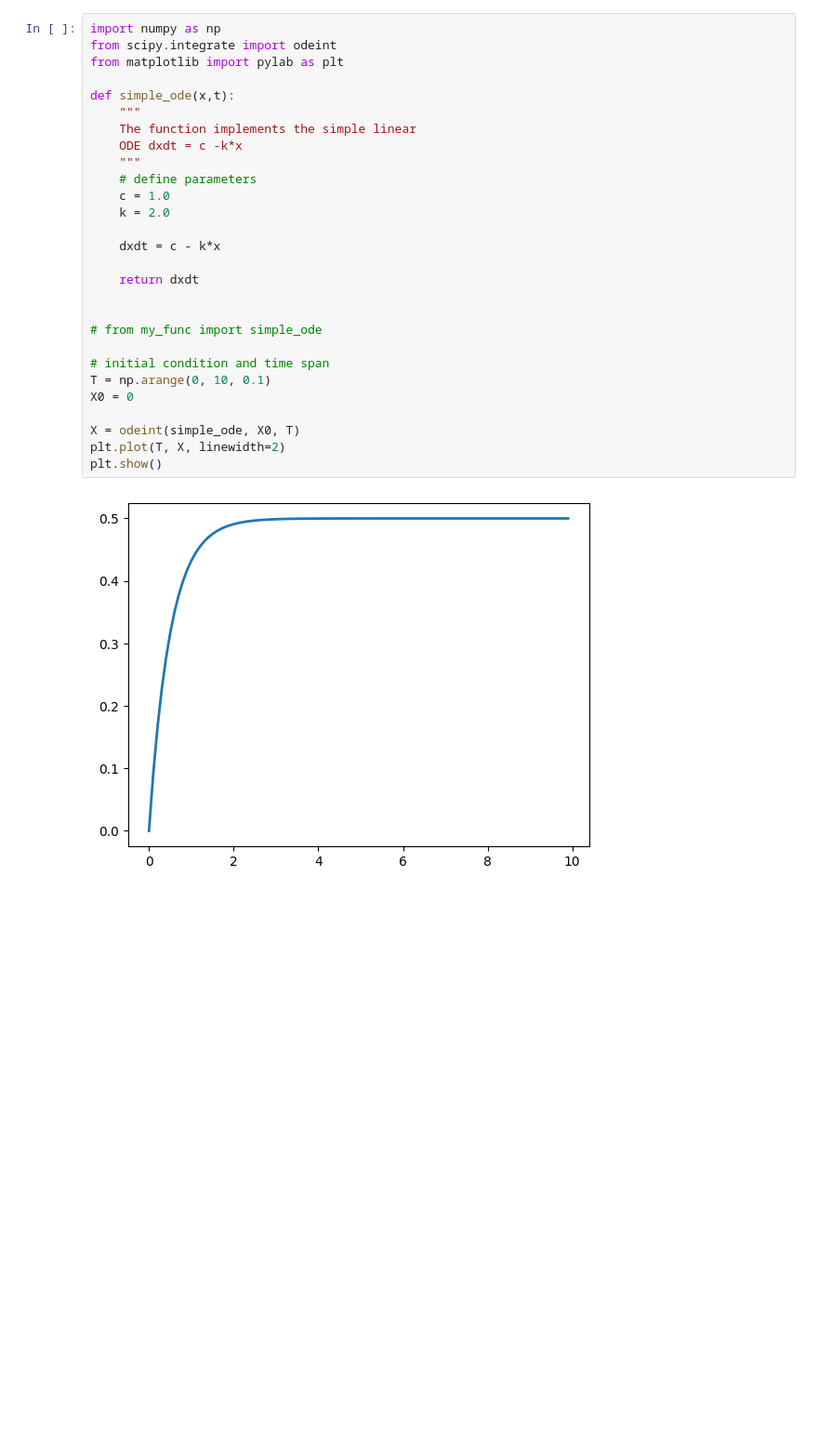
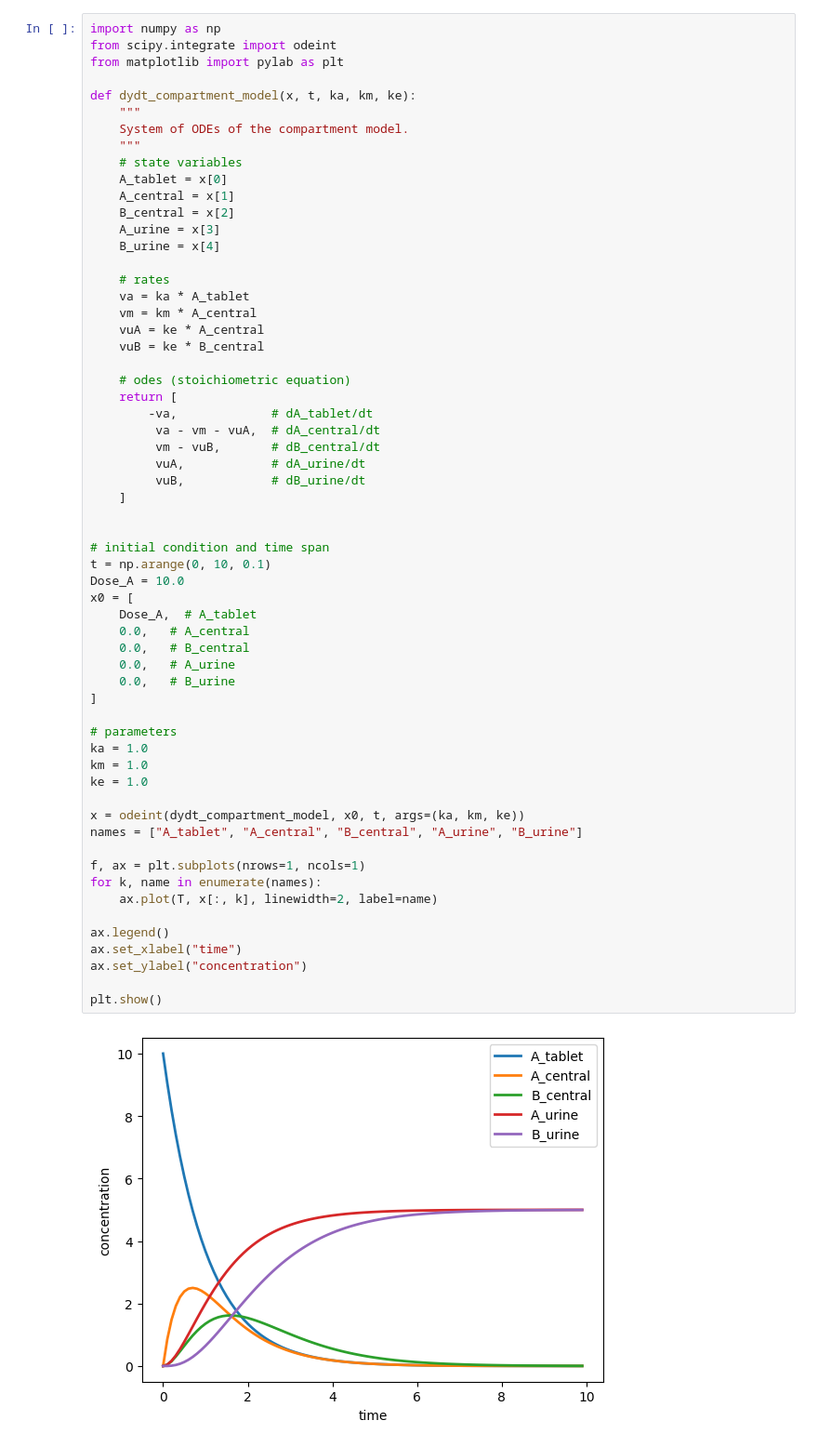
Before and after one commit to matthiaskoenig/course-pharmacokinetic-modelling, a Jupyter notebook: src/mb19/notebooks/03_compartment_model.ipynb, the cells around one changed output. Shown at 93% size. Saved outputs shown, nothing was run; the diff lists cells and outputs as text; blank space fills up the shorter version.

```diff
--- a/src/mb19/notebooks/03_compartment_model.ipynb
+++ b/src/mb19/notebooks/03_compartment_model.ipynb
@@ -4,30 +8,62 @@
 # %%
 import numpy as np
 from scipy.integrate import odeint
 from matplotlib import pylab as plt
 
-def simple_ode(x,t):
+def dydt_compartment_model(x, t, ka, km, ke):
     """
-    The function implements the simple linear
-    ODE dxdt = c -k*x
+    System of ODEs of the compartment model.
     """
-    # define parameters
-    c = 1.0
-    k = 2.0
+    # state variables
+    A_tablet = x[0]
+    A_central = x[1]
+    B_central = x[2]
+    A_urine = x[3]
+    B_urine = x[4]
 
-    dxdt = c - k*x
+    # rates
+    va = ka * A_tablet
+    vm = km * A_central
+    vuA = ke * A_central
+    vuB = ke * B_central
 
-    return dxdt
+    # odes (stoichiometric equation)
+    return [
+        -va,             # dA_tablet/dt
+         va - vm - vuA,  # dA_central/dt
+         vm - vuB,       # dB_central/dt
+         vuA,            # dA_urine/dt
+         vuB,            # dB_urine/dt
+    ]
 
 
-# from my_func import simple_ode
+# initial condition and time span
+t = np.arange(0, 10, 0.1)
+Dose_A = 10.0
+x0 = [
+    Dose_A,  # A_tablet
+    0.0,   # A_central
+    0.0,   # B_central
+    0.0,   # A_urine
+    0.0,   # B_urine
+]
 
-# initial condition and time span
-T = np.arange(0, 10, 0.1)
-X0 = 0
+# parameters
+ka = 1.0
+km = 1.0
+ke = 1.0
 
-X = odeint(simple_ode, X0, T)
-plt.plot(T, X, linewidth=2)
+x = odeint(dydt_compartment_model, x0, t, args=(ka, km, ke))
+names = ["A_tablet", "A_central", "B_central", "A_urine", "B_urine"]
+
+f, ax = plt.subplots(nrows=1, ncols=1)
+for k, name in enumerate(names):
+    ax.plot(T, x[:, k], linewidth=2, label=name)
+
+ax.legend()
+ax.set_xlabel("time")
+ax.set_ylabel("concentration")
+
 plt.show()
 # %% [output]
-[figure, old version]
+[figure, new version]
```
Also changed, not shown: parts of 6 cells of this notebook, 5 other files.
